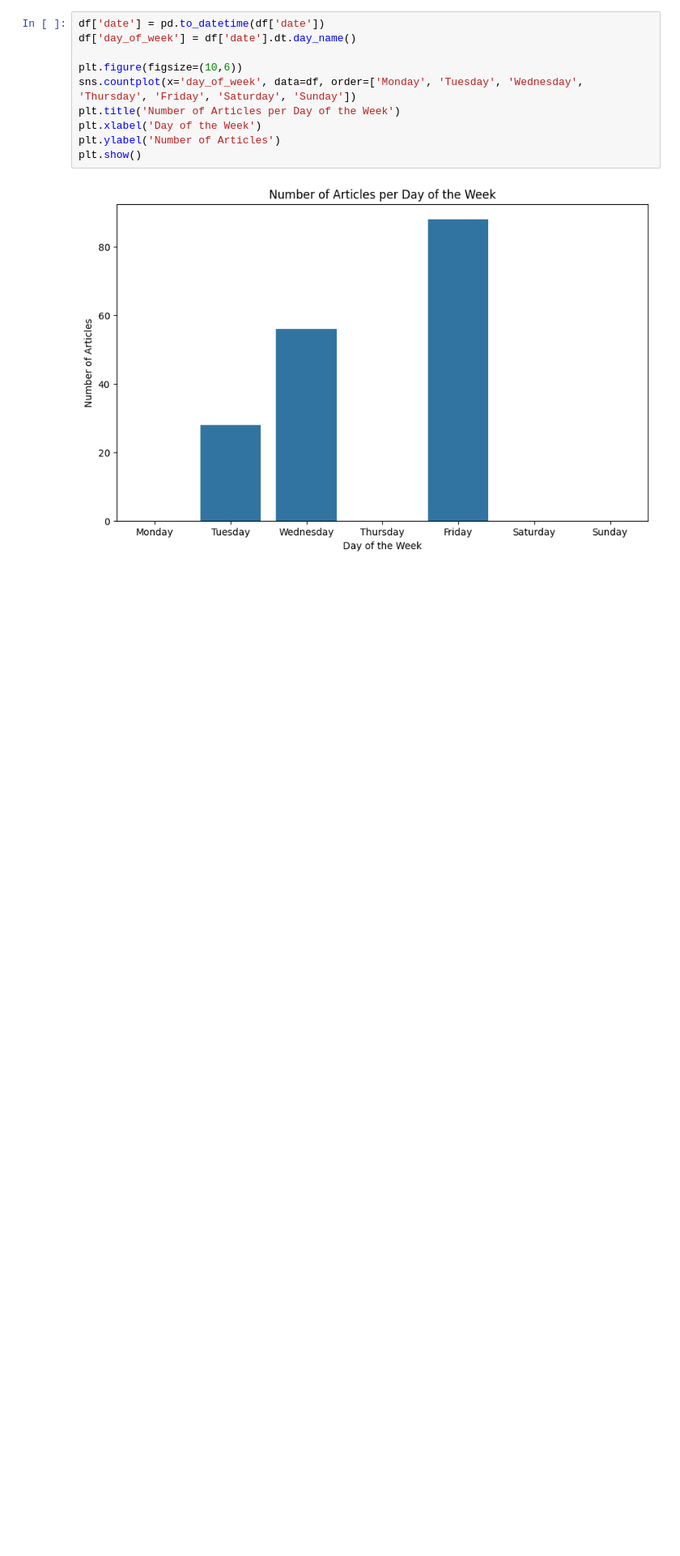
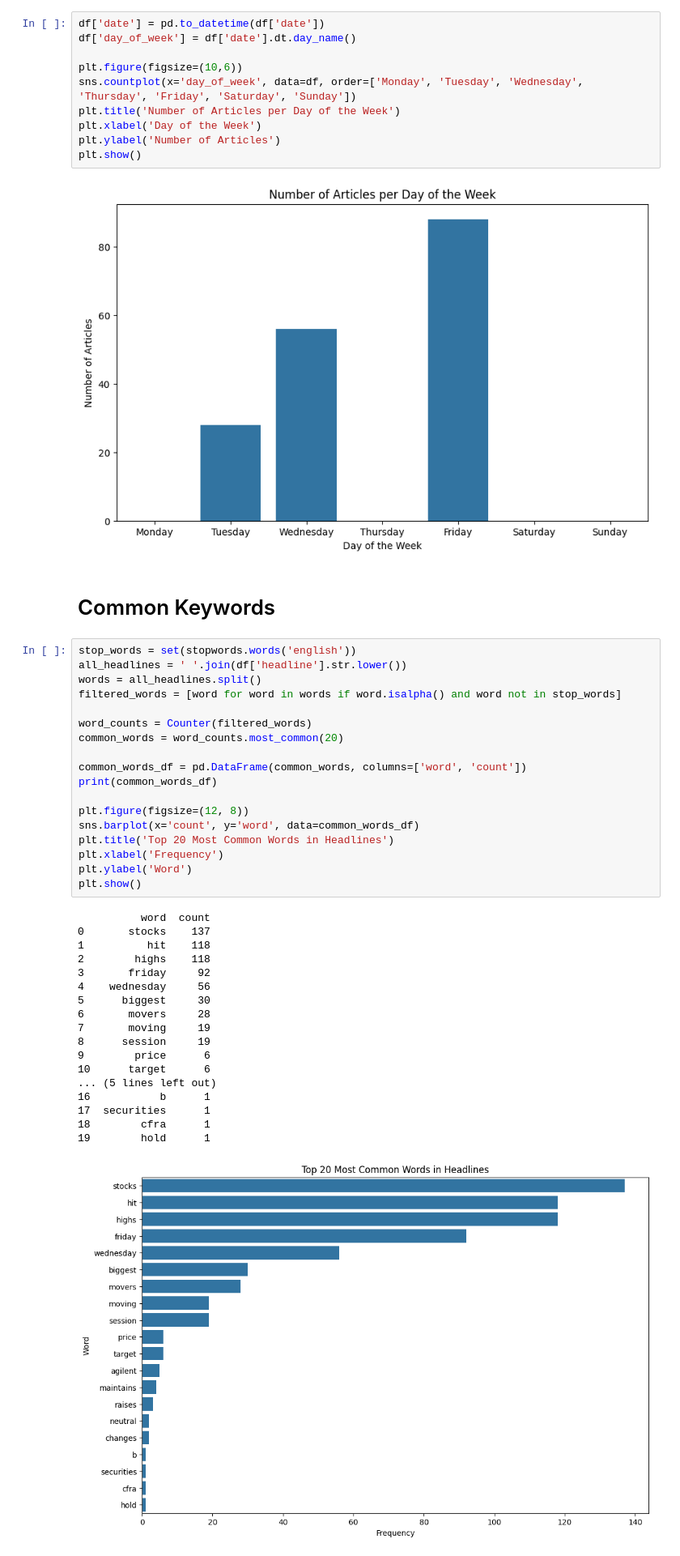
Before and after one commit to binia01/Nova-financial-solutions, a Jupyter notebook: notebooks/news_eda.ipynb, the cells around one changed output. Shown at 81% size. Drawn from its saved outputs; the diff is of its cells as text; blank space fills up the shorter version.

Commit message:
feat: add most common word count and top keyword bar charts

```diff
--- a/notebooks/news_eda.ipynb
+++ b/notebooks/news_eda.ipynb
@@ -108,3 +113,42 @@ plt.ylabel('Number of Articles')
 plt.show()
 # %% [output]
 [figure]
+# %% [markdown]
+# Common Keywords
+# %%
+stop_words = set(stopwords.words('english'))
+all_headlines = ' '.join(df['headline'].str.lower())
+words = all_headlines.split()
+filtered_words = [word for word in words if word.isalpha() and word not in stop_words]
+
+word_counts = Counter(filtered_words)
+common_words = word_counts.most_common(20)
+
+common_words_df = pd.DataFrame(common_words, columns=['word', 'count'])
+print(common_words_df)
+
+plt.figure(figsize=(12, 8))
+sns.barplot(x='count', y='word', data=common_words_df)
+plt.title('Top 20 Most Common Words in Headlines')
+plt.xlabel('Frequency')
+plt.ylabel('Word')
+plt.show()
+# %% [output]
+          word  count
+0       stocks    137
+1          hit    118
+2        highs    118
+3       friday     92
+4    wednesday     56
+5      biggest     30
+6       movers     28
+7       moving     19
+8      session     19
+9        price      6
+10      target      6
+... (5 lines left out)
+16           b      1
+17  securities      1
+18        cfra      1
+19        hold      1
+[figure, added]
```
Also changed, not shown: parts of 1 cell of this notebook.
